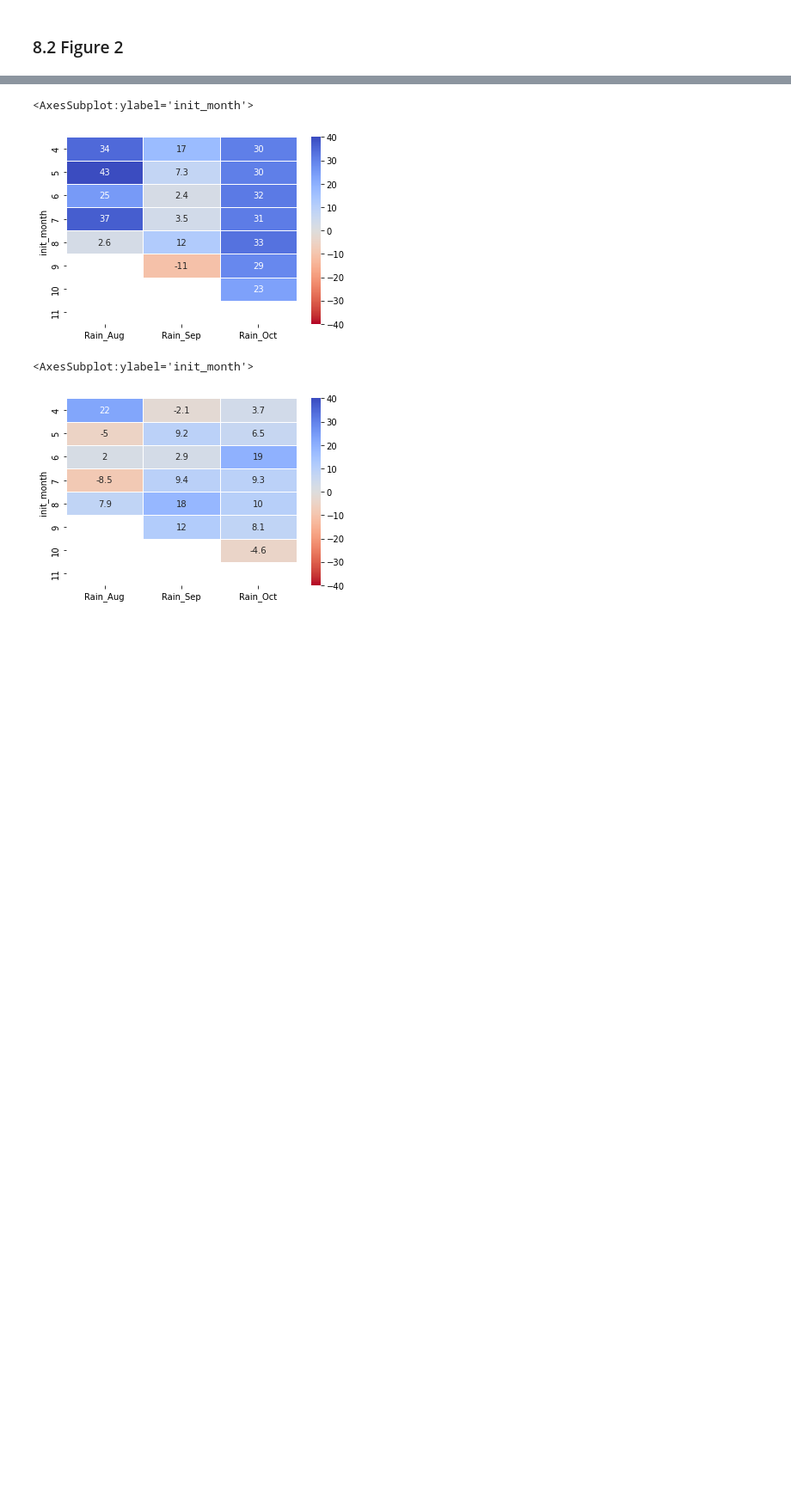
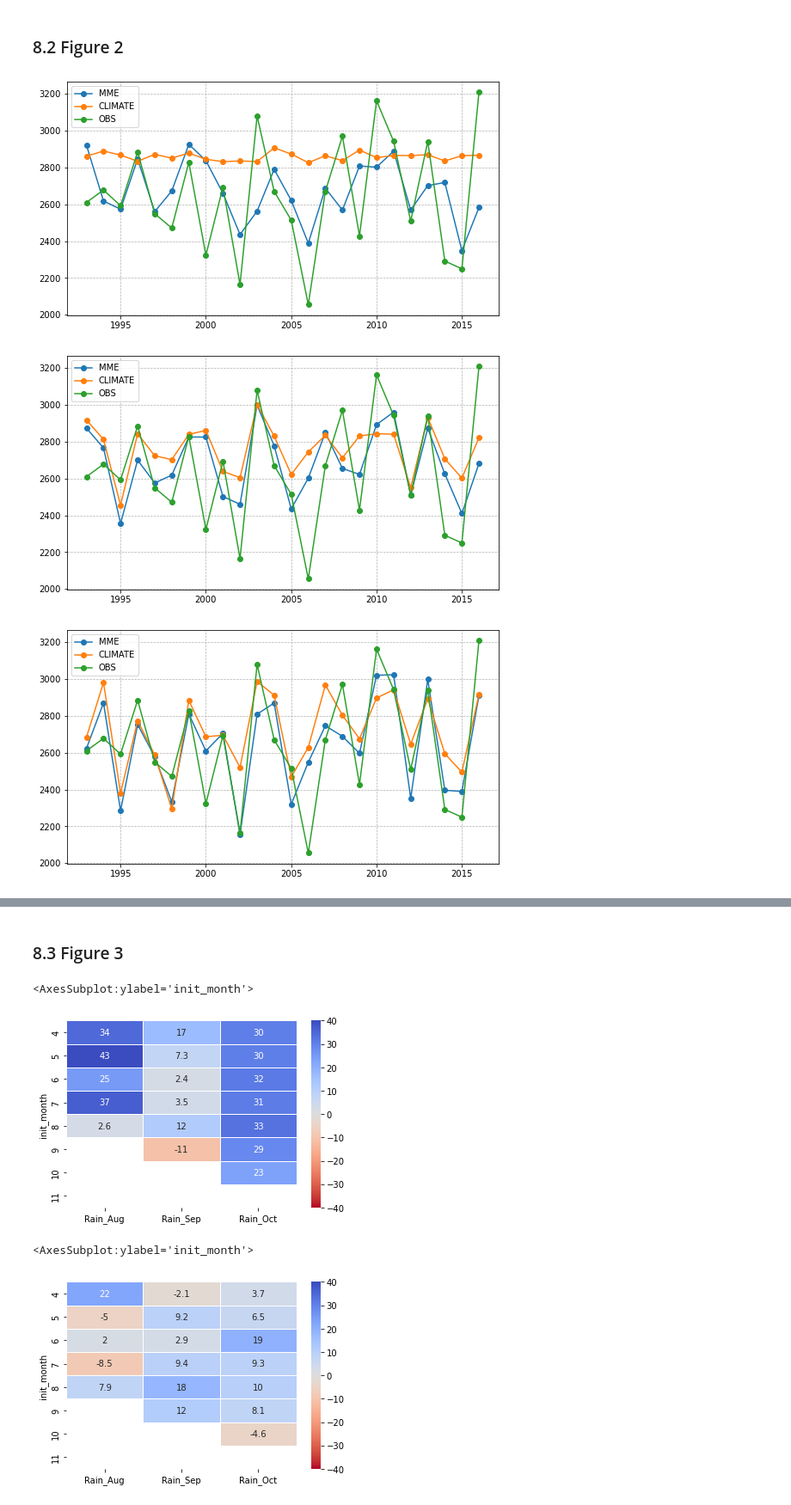
Before and after one commit to mzachow/wheat-yield-forecast-brazil, a Jupyter notebook: climatology_vs_seasonal_forecasts.ipynb, the cells around one changed output, grey strips where cells are left out. Shown at 86% size. Drawn from its saved outputs; the diff is of its cells as text; code cells hidden in the pictures; blank space fills up the shorter version.

```diff
--- a/climatology_vs_seasonal_forecasts.ipynb
+++ b/climatology_vs_seasonal_forecasts.ipynb
@@ -158,2 +185,22 @@ results
 # %% [markdown]
 ### 8.2 Figure 2
+# %%
+models = ["MME", "CLIMATE"]
+init_months = list(range(8,12))
+for im in init_months:
+    results = pd.DataFrame(0, index=models + ["OBS"], columns=list(range(1993,2017)))
+    for model in models:
+        res = hf.kfold_cross_validation(kfold_cv_dataset_national, model=model, init=im)
+        #print(res["yield"].mean())
+        results.loc["OBS", :] = res["yield"].values
+        results.loc[model, :] = res["predicted"].values
+    ax = results.transpose().plot(figsize=(9,5), marker='o')
+    ax.grid('on', which='both', axis='y', linestyle='--', linewidth=.7)
+    ax.grid('on', which='both', axis='x', linestyle='--', linewidth=.7)
+    name = str(im)
+    #plt.savefig(name + ".svg")
+    plt.show()
+# %% [output]
+[figure, added]
+[figure, added]
+[figure, added]
@@ -160,3 +208,5 @@ results
+# %% [markdown]
+### 8.3 Figure 3
 # %%
 features_bias = features_complete.sort_values(by=["model", "init_month", "zone", "year"]).reset_index(drop=True)
 features_ws = features_bias.loc[features_bias["model"] == "WS"].reset_index(drop=True).copy().set_index(["model", "init_month", "zone", "year"])
```
Also changed, not shown: parts of 12 cells of this notebook, 12 other files.
